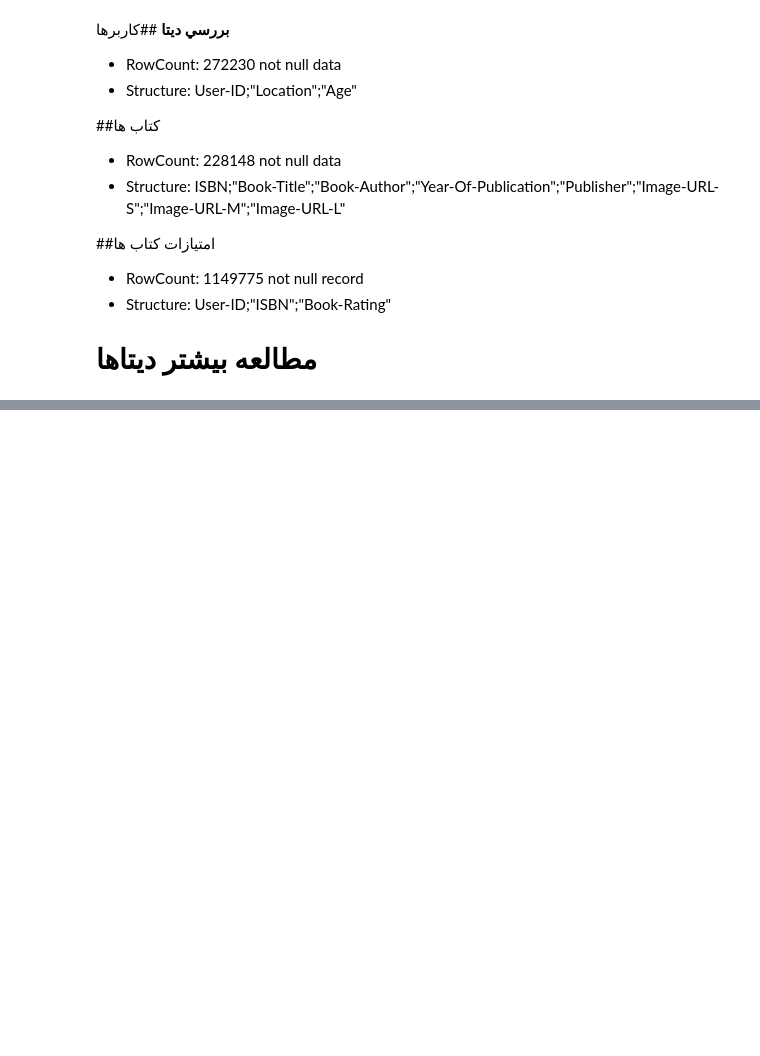
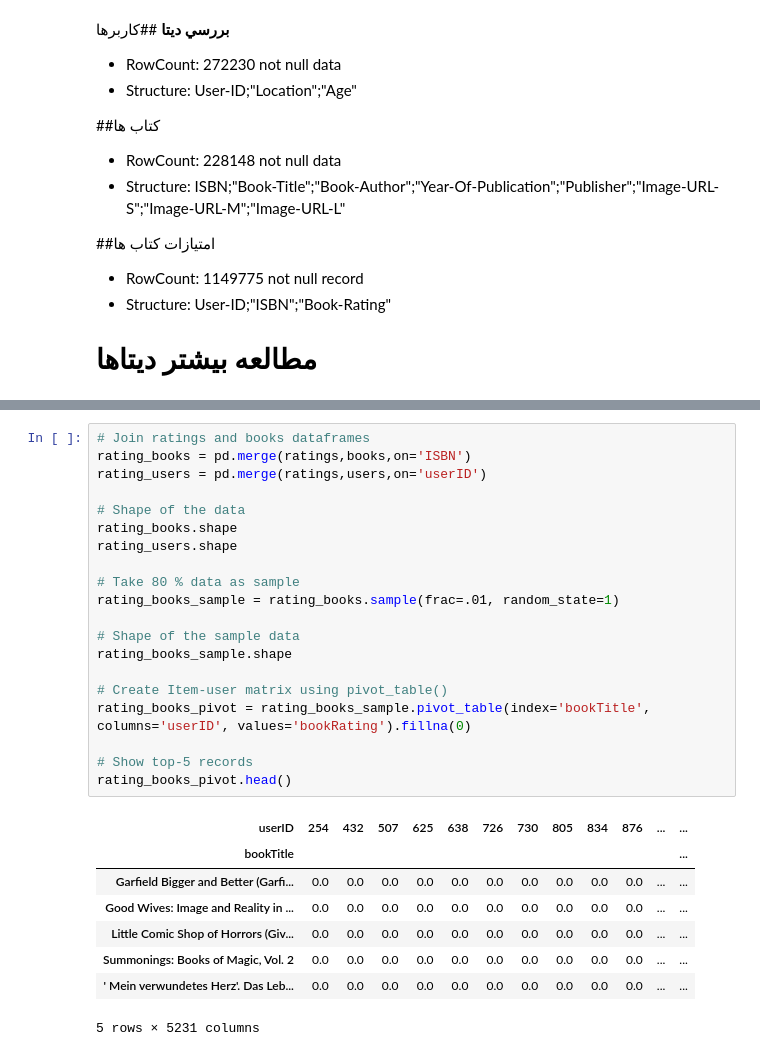
Before and after one commit to AmirNBA9/Binance.API.Csharp.Client, a Jupyter notebook: KNN_suggestionbook.ipynb, the cells around one changed output, grey strips where cells are left out. Saved outputs shown, nothing was run; the diff lists cells and outputs as text; blank space fills up the shorter version.

```diff
--- a/KNN_suggestionbook.ipynb
+++ b/KNN_suggestionbook.ipynb
@@ -90,0 +105,29 @@ rating_books_sample.shape
+# %%
+# Join ratings and books dataframes
+rating_books = pd.merge(ratings,books,on='ISBN')
+rating_users = pd.merge(ratings,users,on='userID')
+
+# Shape of the data
+rating_books.shape
+rating_users.shape
+
+# Take 80 % data as sample
+rating_books_sample = rating_books.sample(frac=.01, random_state=1)
+
+# Shape of the sample data
+rating_books_sample.shape
+
+# Create Item-user matrix using pivot_table()
+rating_books_pivot = rating_books_sample.pivot_table(index='bookTitle', columns='userID', values='bookRating').fillna(0)
+
+# Show top-5 records
+rating_books_pivot.head()
+# %% [output]
+| userID | 254 | 432 | 507 | 625 | 638 | 726 | 730 | 805 | 834 | 876 | ... | ... |
+| bookTitle |  |  |  |  |  |  |  |  |  |  |  | ... |
+| Garfield Bigger and Better (Garfi... | 0.0 | 0.0 | 0.0 | 0.0 | 0.0 | 0.0 | 0.0 | 0.0 | 0.0 | 0.0 | ... | ... |
+| Good Wives: Image and Reality in ... | 0.0 | 0.0 | 0.0 | 0.0 | 0.0 | 0.0 | 0.0 | 0.0 | 0.0 | 0.0 | ... | ... |
+| Little Comic Shop of Horrors (Giv... | 0.0 | 0.0 | 0.0 | 0.0 | 0.0 | 0.0 | 0.0 | 0.0 | 0.0 | 0.0 | ... | ... |
+| Summonings: Books of Magic, Vol. 2 | 0.0 | 0.0 | 0.0 | 0.0 | 0.0 | 0.0 | 0.0 | 0.0 | 0.0 | 0.0 | ... | ... |
+| ' Mein verwundetes Herz'. Das Leb... | 0.0 | 0.0 | 0.0 | 0.0 | 0.0 | 0.0 | 0.0 | 0.0 | 0.0 | 0.0 | ... | ... |
+5 rows × 5231 columns
```
Also changed, not shown: parts of 31 cells of this notebook.
